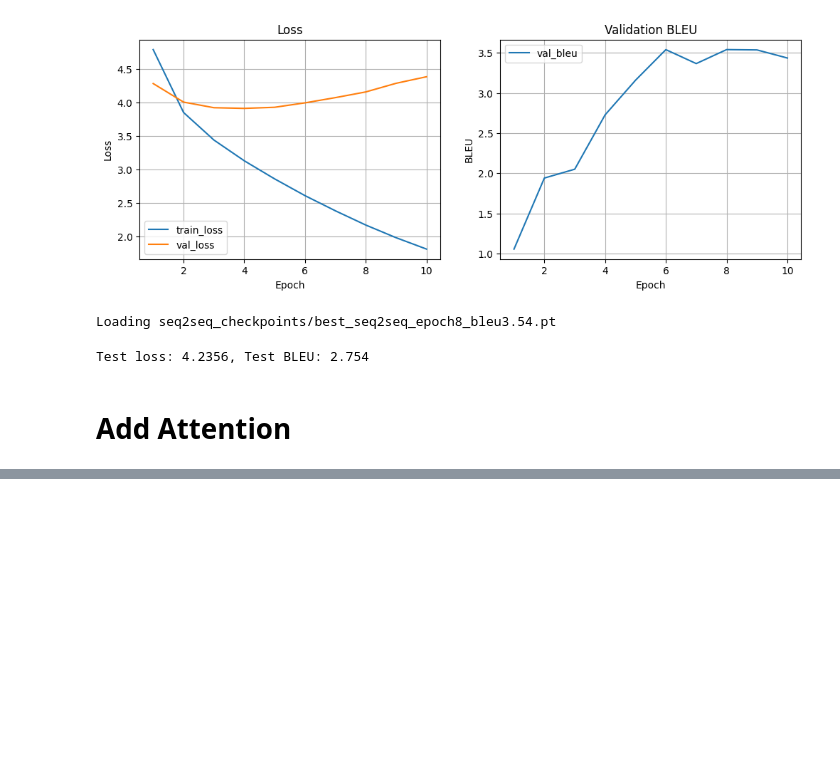
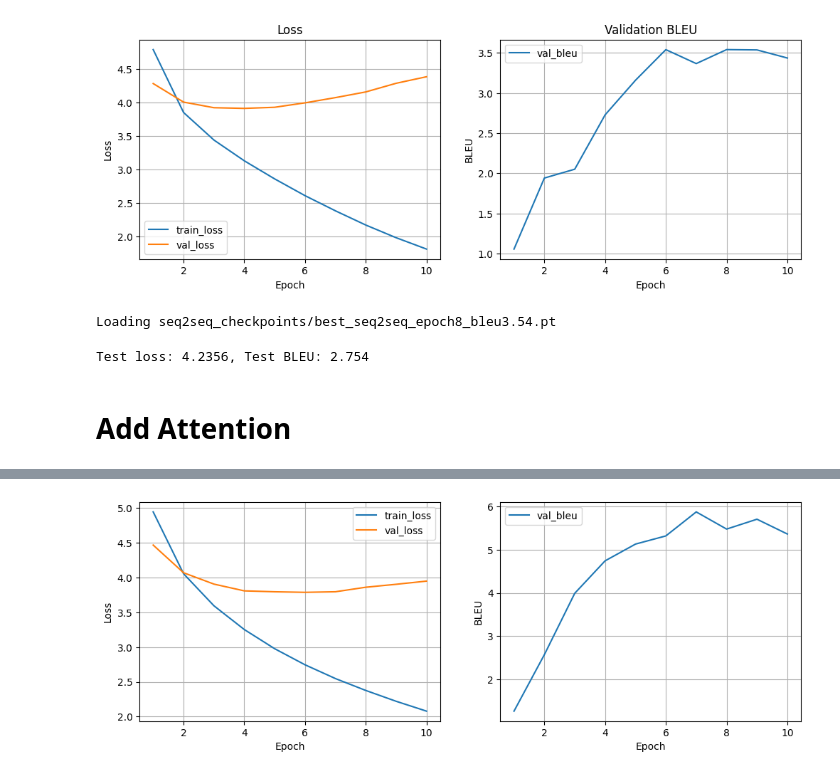
Before and after one commit to Eikthyrnir/UAM_labs, a Jupyter notebook: sem2/nlp/4/seq2seq.ipynb, the cells around one changed output, grey strips where cells are left out. Drawn from its saved outputs; the diff is of its cells as text; code cells hidden in the pictures; blank space fills up the shorter version.

```diff
--- a/sem2/nlp/4/seq2seq.ipynb
+++ b/sem2/nlp/4/seq2seq.ipynb
@@ -52,7 +52,7 @@ spm_model_prefix = data_dir / "spm"
 vocab_size = 8000
 max_src_len = 128
 max_tgt_len = 128
-batch_size = 64
+batch_size = 128
 seed = 42
 
 os.makedirs(data_dir, exist_ok=True)
@@ -538,9 +497,9 @@ class Seq2SeqGRU_Attn(nn.Module):
         self.decoder = DecoderGRUWithAttention(vocab_size, embed_dim, hidden_size, n_layers=decoder_layers, dropout=dropout, pad_id=pad_id)
         self.pad_id = pad_id
 
-    def forward(self, src_ids, dec_input_ids, src_mask=None):
+    def forward(self, src_ids, dec_input_ids):
         encoder_outputs, enc_hidden = self.encoder(src_ids)
-        logits, _ = self.decoder(dec_input_ids, enc_hidden, encoder_outputs, mask=src_mask)
+        logits, _ = self.decoder(dec_input_ids, enc_hidden, encoder_outputs)
         return logits
 
     def greedy_decode(self, src_ids, max_len=100, device=None):
@@ -574,40 +533,9 @@ optimizer = Adam(attn_model.parameters(), lr=1e-3, weight_decay=1e-5)
 # %%
 ckpt_dir = Path("seq2seq_attn_checkpoints")
 ckpt_dir.mkdir(parents=True, exist_ok=True)
+n_epochs = 10
+patience = 3
 
-n_epochs = 10
-best_val_bleu = -1.0
-history = {"train_loss": [], "val_loss": [], "val_bleu": []}
-
-patience = 3
-no_improve = 0
-
-for epoch in range(1, n_epochs+1):
-    print(f"\n=== Epoch {epoch}/{n_epochs} ===")
-    train_loss = train_epoch(attn_model, train_loader, optimizer, device, clip=2.0)
-    val_loss, val_bleu = evaluate(attn_model, val_loader, device, max_decode_len=80)
-    history["train_loss"].append(train_loss)
-    history["val_loss"].append(val_loss)
-    history["val_bleu"].append(val_bleu)
-
-    print(f"Epoch {epoch} Train loss={train_loss:.4f}  Val loss={val_loss:.4f}  Val BLEU={val_bleu:.3f}")
-
-    if val_bleu > best_val_bleu:
-        best_val_bleu = val_bleu
-        no_improve = 0
-        ckpt_path = ckpt_dir / f"best_seq2seq_epoch{epoch}_bleu{val_bleu:.2f}.pt"
-        torch.save({
-            "model_state": attn_model.state_dict(),
-            "optimizer_state": optimizer.state_dict(),
-            "epoch": epoch,
-            "val_bleu": val_bleu,
-            "vocab_size": vocab_size,
-        }, ckpt_path)
-        print("Saved best checkpoint:", ckpt_path)
-    else:
-        no_improve += 1
-        if no_improve >= patience:
-            print("No improvement for", patience, "epochs. Early stopping.")
-            break
+attn_history, attn_ckpt_path = train_loop(attn_model, n_epochs, train_loader, val_loader, optimizer, device, ckpt_dir, patience)
 # %% [output]
 === Epoch 1/10 ===
@@ -613,0 +578,4 @@ for epoch in range(1, n_epochs+1):
+# %%
+plot_loss_bleu_history(attn_history)
+# %% [output]
+[figure, added]
```
Also changed, not shown: parts of 17 cells of this notebook.
